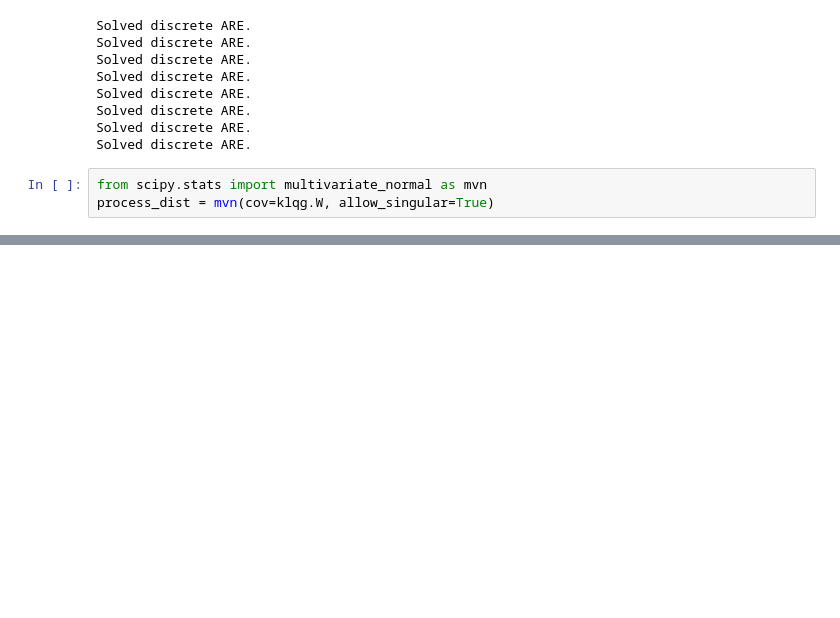
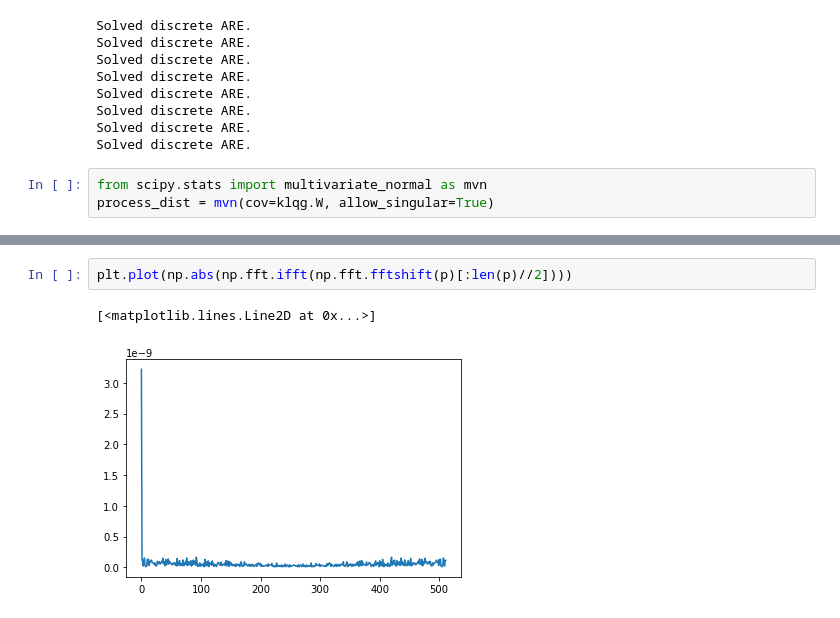
Before and after one commit to aditya-sengupta/seallqg, a Jupyter notebook: notebooks/turb_fit.ipynb, the cells around one changed output, grey strips where cells are left out. Cells and saved outputs as stored; diff of their text form; blank space fills up the shorter version.

```diff
--- a/notebooks/turb_fit.ipynb
+++ b/notebooks/turb_fit.ipynb
@@ -146,0 +115,5 @@ plt.loglog(*genpsd(klqg.sim_process()[:,0], dt=1e-3))
+# %%
+plt.plot(np.abs(np.fft.ifft(np.fft.fftshift(p)[:len(p)//2])))
+# %% [output]
+[<matplotlib.lines.Line2D at 0x...>]
+[figure, added]
```
Also changed, not shown: parts of 21 cells of this notebook, 7 other files.
